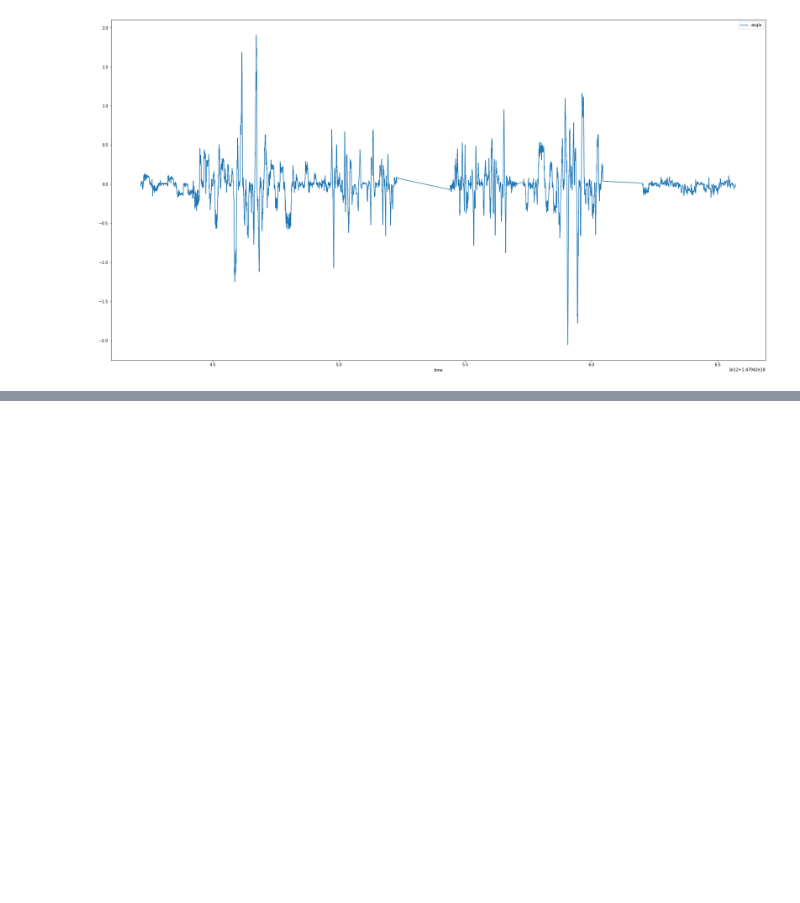
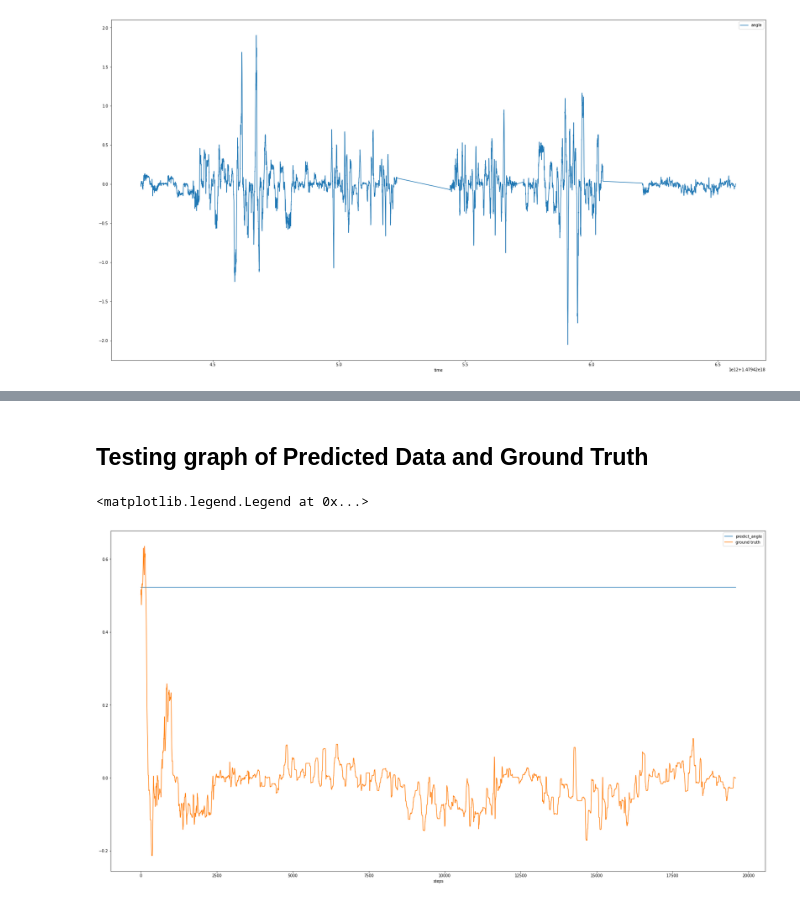
Before and after one commit to Taylor-Swift1/steering, a Jupyter notebook: Untitled.ipynb, the cells around one changed output, grey strips where cells are left out. Cells and saved outputs as stored; diff of their text form; code cells hidden in the pictures; blank space fills up the shorter version.

```diff
--- a/Untitled.ipynb
+++ b/Untitled.ipynb
@@ -211,0 +152,11 @@ outputs_test
+# %% [markdown]
+## Testing graph of Predicted Data and Ground Truth
+# %%
+plot.figure(figsize=(30,16))
+plot.plot(range(0,len(outputs_test)), outputs_test,label='predict_angle')
+plot.plot(range(0,len(outputs_test)), test_label,label='ground truth')
+plot.xlabel("steps")
+plot.legend()
+# %% [output]
+<matplotlib.legend.Legend at 0x...>
+[figure, added]
```
Also changed, not shown: parts of 30 cells of this notebook, 3 other files.
